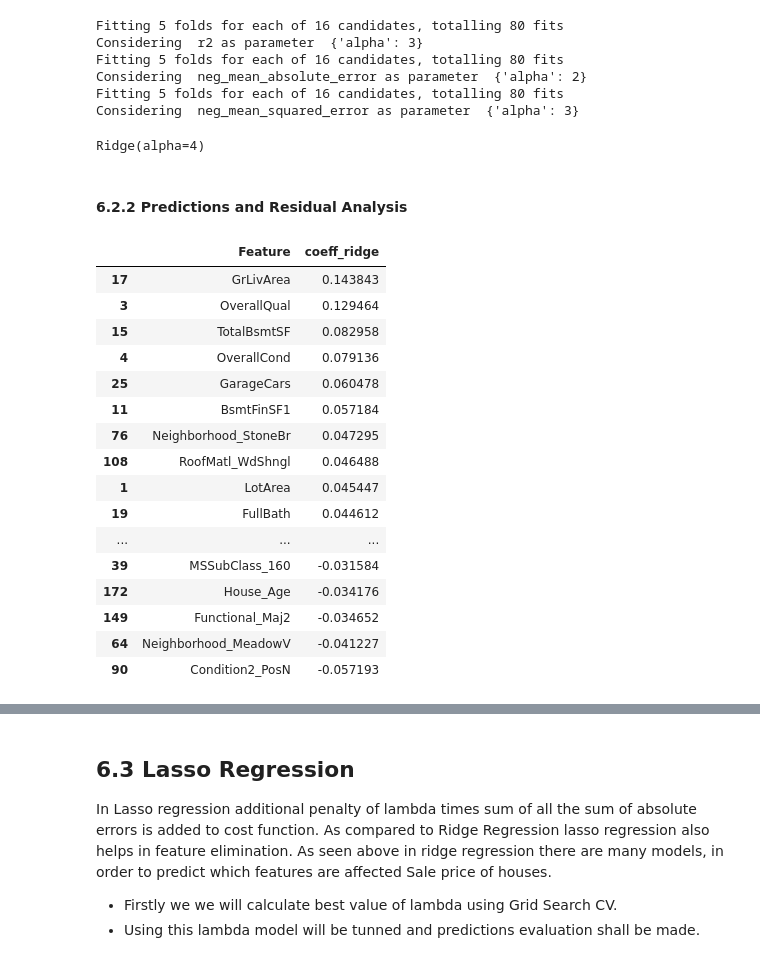
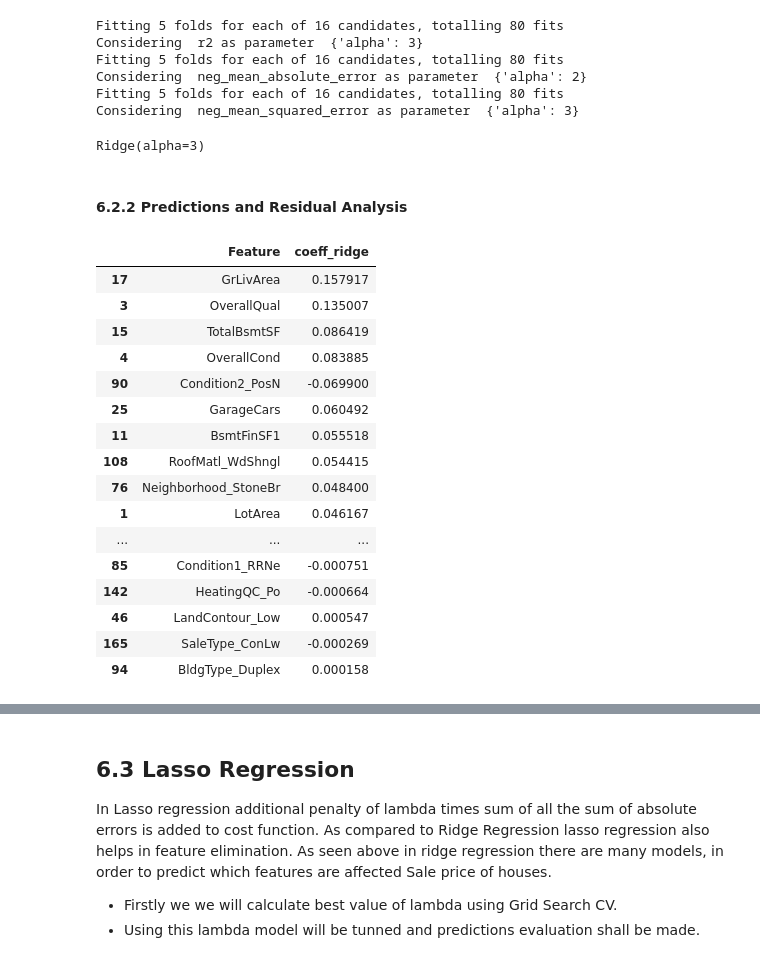
Before and after one commit to Rohitnith/Data-Science-Projects, a Jupyter notebook: Housing_Price_Prediction 07.06.2022.ipynb, the cells around one changed output, grey strips where cells are left out. Saved outputs shown, nothing was run; the diff lists cells and outputs as text; code cells hidden in the pictures.

```diff
--- a/Housing_Price_Prediction 07.06.2022.ipynb
+++ b/Housing_Price_Prediction 07.06.2022.ipynb
@@ -187,11 +189,10 @@ plt.show()
 #for i in log_transform:
  #   hd[i]= np.log(hd[i])
 # %%
-plt.subplots(figsize=(20,20))
-
-j=1
-for i in log_transform:
-    plt.subplot(int((len(log_transform)/2)+1),3,j)
-    sns.histplot(hd[i])
-    plt.xticks(rotation=90)
-    j=j+1
+#plt.subplots(figsize=(20,20))
+#j=1
+#for i in log_transform:
+#    plt.subplot(int((len(log_transform)/2)+1),3,j)
+ #   sns.histplot(hd[i])
+  #  plt.xticks(rotation=90)
+   # j=j+1
@@ -290,7 +287,7 @@ There are few columns with high corelation like (BsmtFinSF2 and BsmtfullBath),(G
 plt.subplots(figsize=(20,110))
 j=1
 for i in numeric:
-    plt.subplot(int((len(nominal)/2)+1),3,j)
+    plt.subplot(int((len(numeric)/2)+1),3,j)
     sns.scatterplot(data=hd, x=i ,y="SalePrice")
     j=j+1
 # %% [output]
@@ -818,6 +818,6 @@ Thus at around 40 no. of features r squared is maximum for train and test throug
 # %%
 #Linear Regression Object
 lr=LinearRegression()
-rfe=RFE(lr,50)
+rfe=RFE(lr,30)
 rfe.fit(X_train, y_train)
 # %% [output]
@@ -941,37 +943,37 @@ Considering  neg_mean_absolute_error as parameter  {'alpha': 2}
 Fitting 5 folds for each of 16 candidates, totalling 80 fits
 Considering  neg_mean_squared_error as parameter  {'alpha': 3}
 # %%
-#Regression model using alpha as 4
-ridge=Ridge(4)
+#Regression model using alpha as 3
+ridge=Ridge(3)
 ridge.fit(X_train, y_train)
 # %% [output]
-Ridge(alpha=4)
+Ridge(alpha=3)
 # %% [markdown]
 #### 6.2.2 Predictions and Residual Analysis
 # %%
 #Coeffecient of Ridge Regression
 y_train_pred=ridge.predict(X_train)
 Coeff_ridge=pd.DataFrame({"Feature":X_train.columns, "coeff_ridge":ridge.coef_ })
-Coeff_ridge.sort_values(by="coeff_ridge", ascending =False, inplace =True)
+Coeff_ridge.sort_values(by="coeff_ridge", key=abs,ascending =False, inplace =True)
 Coeff_ridge
 # %% [output]
 |  | Feature | coeff_ridge |
-| 17 | GrLivArea | 0.143843 |
-| 3 | OverallQual | 0.129464 |
-| 15 | TotalBsmtSF | 0.082958 |
-| 4 | OverallCond | 0.079136 |
-| 25 | GarageCars | 0.060478 |
-| 11 | BsmtFinSF1 | 0.057184 |
-| 76 | Neighborhood_StoneBr | 0.047295 |
-| 108 | RoofMatl_WdShngl | 0.046488 |
-| 1 | LotArea | 0.045447 |
-| 19 | FullBath | 0.044612 |
+| 17 | GrLivArea | 0.157917 |
+| 3 | OverallQual | 0.135007 |
+| 15 | TotalBsmtSF | 0.086419 |
+| 4 | OverallCond | 0.083885 |
+| 90 | Condition2_PosN | -0.069900 |
+| 25 | GarageCars | 0.060492 |
+| 11 | BsmtFinSF1 | 0.055518 |
+| 108 | RoofMatl_WdShngl | 0.054415 |
+| 76 | Neighborhood_StoneBr | 0.048400 |
+| 1 | LotArea | 0.046167 |
 | ... | ... | ... |
-| 39 | MSSubClass_160 | -0.031584 |
-| 172 | House_Age | -0.034176 |
-| 149 | Functional_Maj2 | -0.034652 |
-| 64 | Neighborhood_MeadowV | -0.041227 |
-| 90 | Condition2_PosN | -0.057193 |
+| 85 | Condition1_RRNe | -0.000751 |
+| 142 | HeatingQC_Po | -0.000664 |
+| 46 | LandContour_Low | 0.000547 |
+| 165 | SaleType_ConLw | -0.000269 |
+| 94 | BldgType_Duplex | 0.000158 |
 # %%
 #Checking r2 score and mean_squared_error on tet and train data after Ridge Regression
 Ridge_metrics=get_evaluation_metrics(y_train,y_train_pred,"Ridge_Regression",X_train.shape[1] )
```
Also changed, not shown: parts of 135 cells of this notebook, 1 other file.
